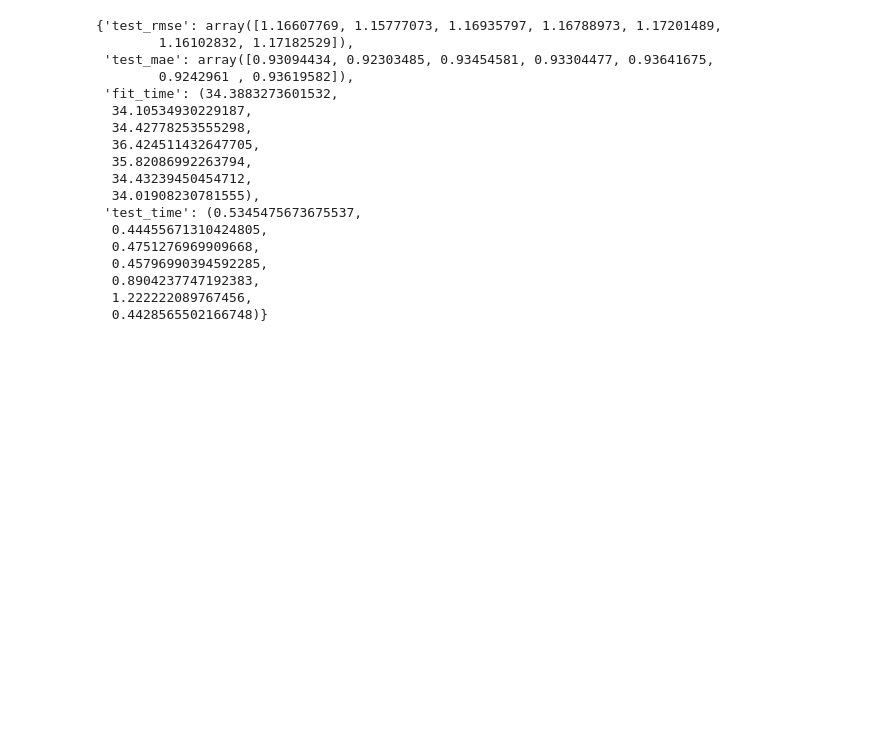
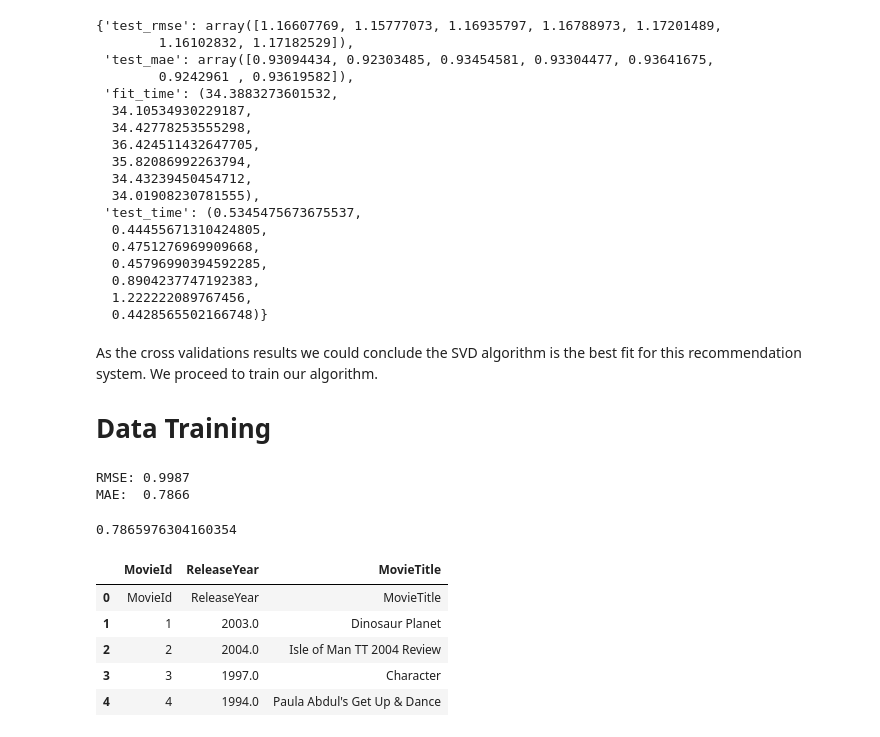
Before and after one commit to GVSU-CIS635/gvsu-cis635-term-project-team-project-netflix, a Jupyter notebook: DataCleaningForNetflixDataSet.ipynb, the cells around one changed output. Saved outputs shown, nothing was run; the diff lists cells and outputs as text; code cells hidden in the pictures; blank space fills up the shorter version.

```diff
--- a/DataCleaningForNetflixDataSet.ipynb
+++ b/DataCleaningForNetflixDataSet.ipynb
@@ -292,3 +306,40 @@ Test time         0.53    0.44    0.48    0.46    0.89    1.22    0.44    0.64
   0.8904237747192383,
   1.222222089767456,
   0.4428565502166748)}
+# %% [markdown]
+As the cross validations results we could conclude the SVD algorithm is the best fit for this recommendation system. We proceed to train our algorithm.
+
+# Data Training
+# %%
+
+# Splitting the dataset
+trainSet, testSet = train_test_split(convertedDataSet, test_size=.25)
+
+# Training Classifier
+svd.fit(trainSet)
+
+# Testing Classifier
+predictions = svd.test(testSet)
+
+# Measure the accuracy
+accuracy.rmse(predictions)
+accuracy.mae(predictions)
+# %% [output]
+RMSE: 0.9987
+MAE:  0.7866
+0.7865976304160354
+# %%
+# Reading the movie titles
+moviesTitles = pd.read_csv('drive/MyDrive/NetflixDataSet/movieTitlesPreprocessed.csv',
+                           engine = 'python',
+                           names =['MovieId', 'ReleaseYear', 'MovieTitle'],
+                           encoding = 'ISO-8859-1'
+                          )
+moviesTitles.head()
+# %% [output]
+|  | MovieId | ReleaseYear | MovieTitle |
+| 0 | MovieId | ReleaseYear | MovieTitle |
+| 1 | 1 | 2003.0 | Dinosaur Planet |
+| 2 | 2 | 2004.0 | Isle of Man TT 2004 Review |
+| 3 | 3 | 1997.0 | Character |
+| 4 | 4 | 1994.0 | Paula Abdul's Get Up & Dance |
```
Also changed, not shown: parts of 5 cells of this notebook.
